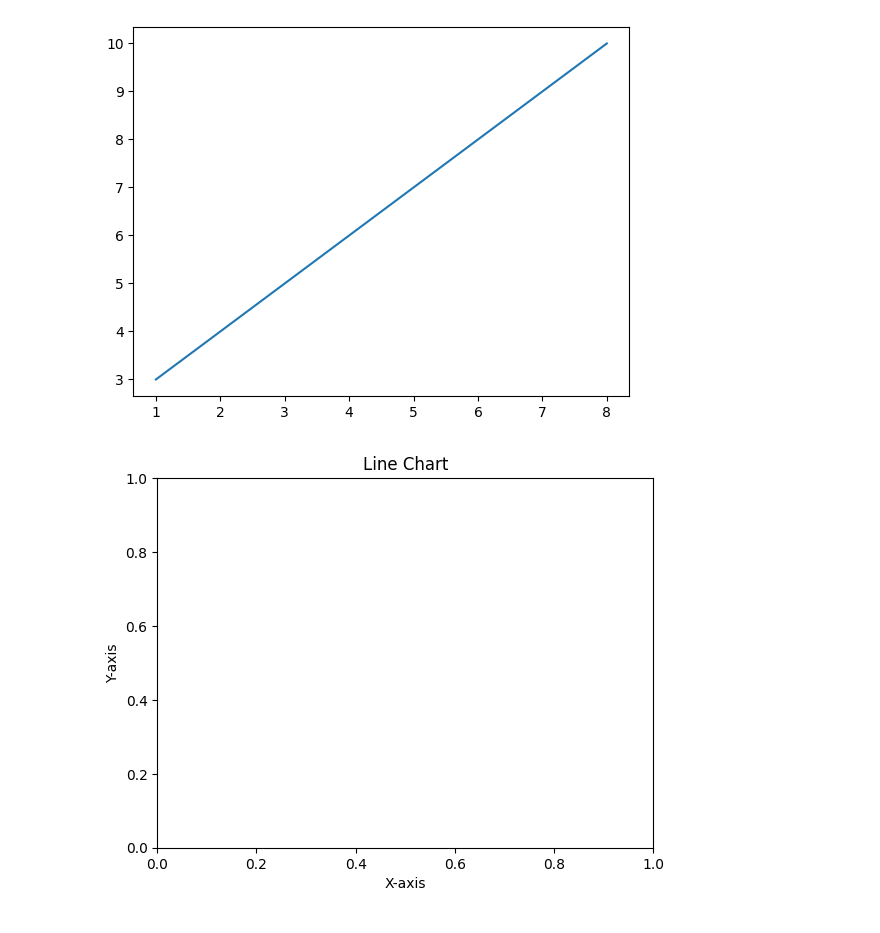
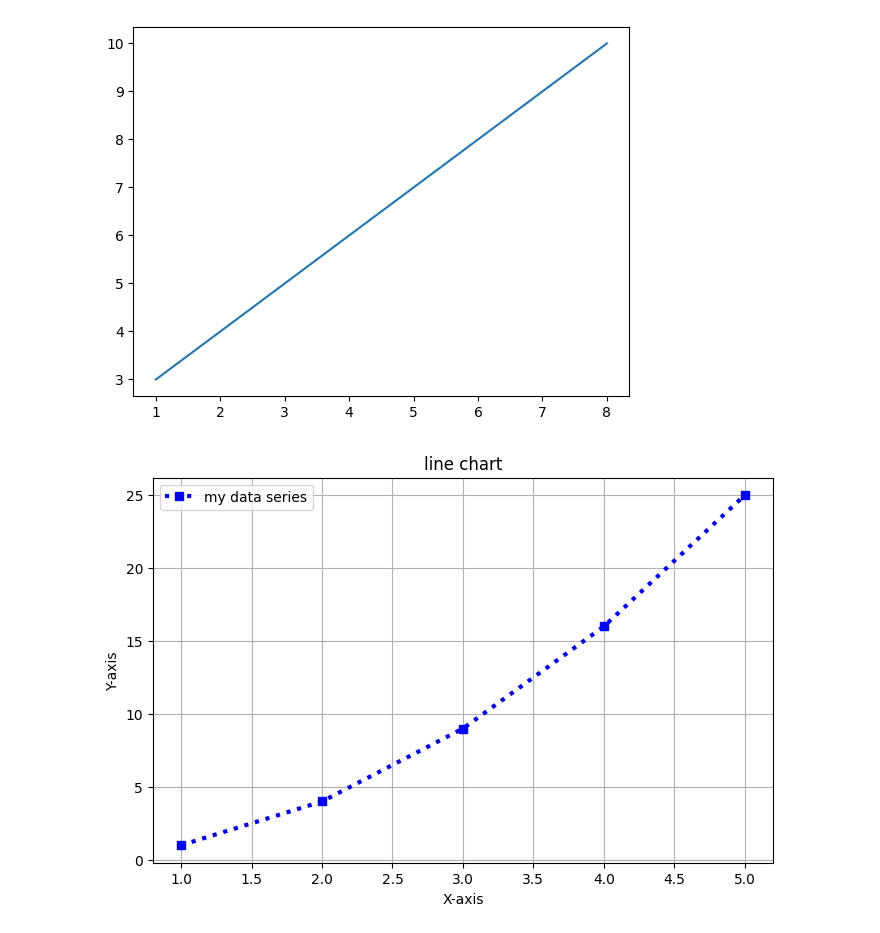
Before and after one commit to tharun0805/ML-23ag1a66d4, a Jupyter notebook: Matplotlib.ipynb, the cells around one changed output. Cells and saved outputs as stored; diff of their text form; code cells hidden in the pictures.

```diff
--- a/Matplotlib.ipynb
+++ b/Matplotlib.ipynb
@@ -11,10 +11,16 @@ plt.plot(x,y)
 plt.show()
 # %% [output]
 [figure]
-# %%
-plt.xlabel("X-axis")
-plt.ylabel("Y-axis")
-plt.title("Line Chart")
-plt.show()
-# %% [output]
-[figure, removed]
+# %%
+x=[1,2,3,4,5]
+y=[1,4,9,16,25]
+plt.figure(figsize=(8,5))
+plt.plot(x,y,color='blue',linestyle=':',marker='s',linewidth=3)
+plt.xlabel('X-axis')
+plt.ylabel('Y-axis')
+plt.title("line chart")
+plt.legend(['my data series'])
+plt.grid(True)
+plt.show()
+# %% [output]
+[figure, added]
```
